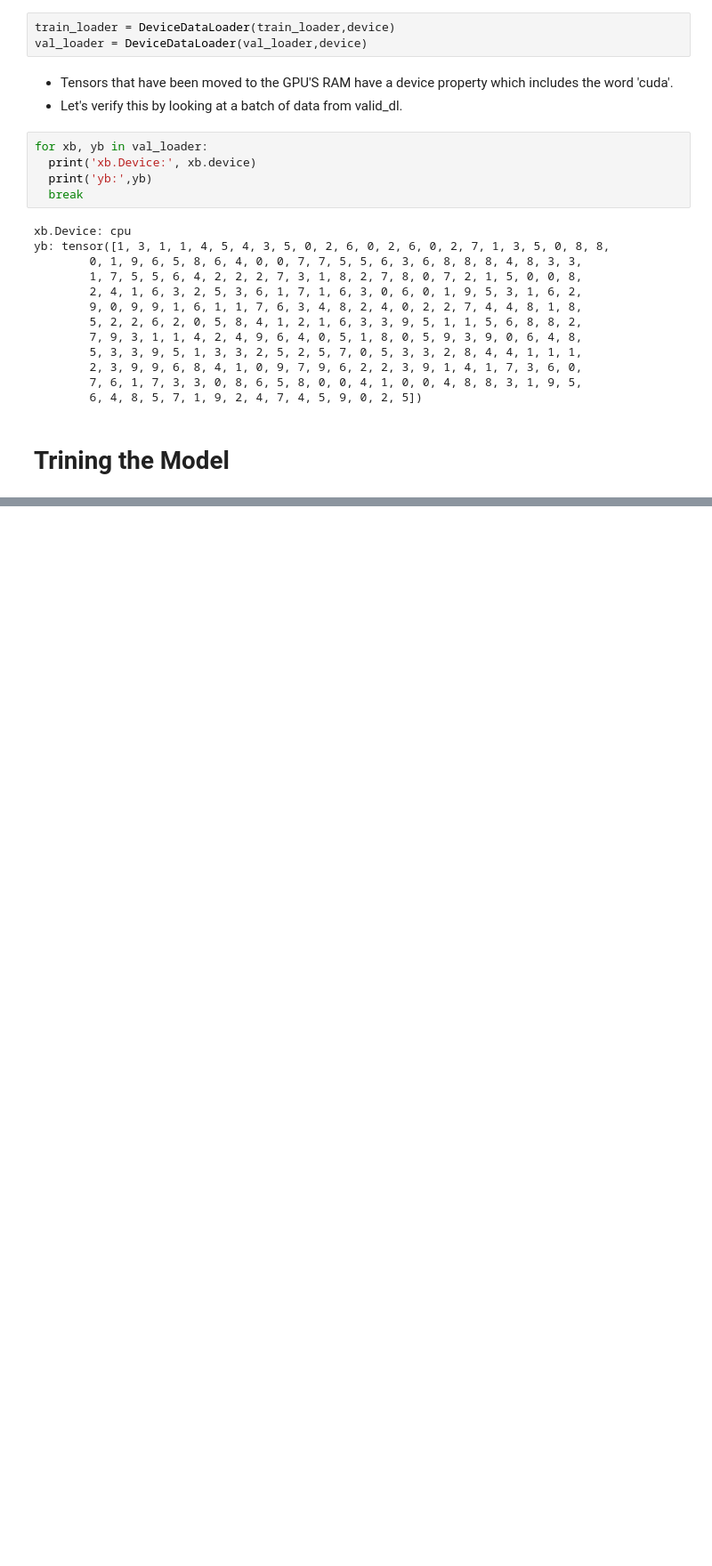
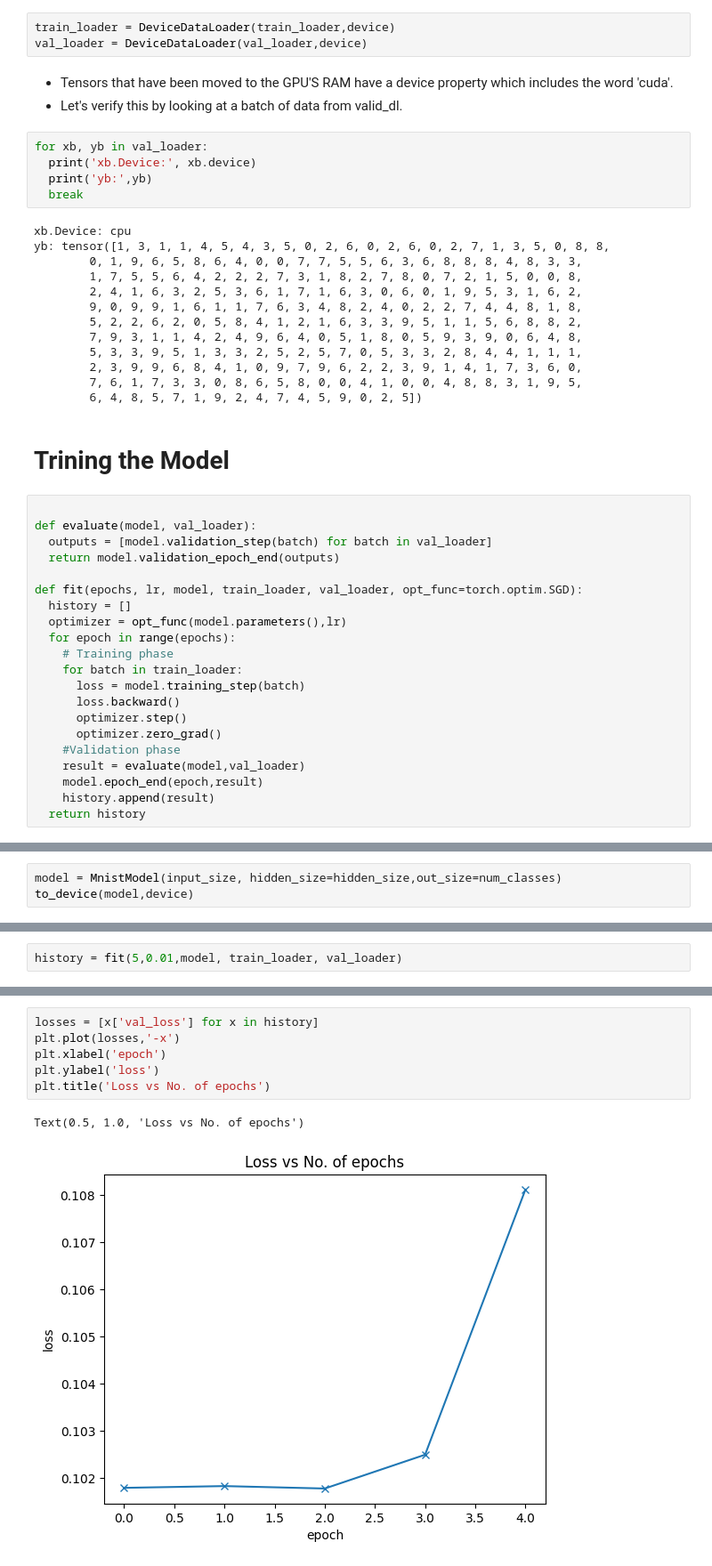
Before and after one commit to TadieB/pytorch-collab, a Jupyter notebook: DeepNN_GPU.ipynb, the cells around one changed output, grey strips where cells are left out. Shown at 89% size. Cells and saved outputs as stored; diff of their text form; blank space fills up the shorter version.

```diff
--- a/DeepNN_GPU.ipynb
+++ b/DeepNN_GPU.ipynb
@@ -279,3 +279,24 @@ yb: tensor([1, 3, 1, 1, 4, 5, 4, 3, 5, 0, 2, 6, 0, 2, 6, 0, 2, 7, 1, 3, 5, 0, 8,
         6, 4, 8, 5, 7, 1, 9, 2, 4, 7, 4, 5, 9, 0, 2, 5])
 # %% [markdown]
 # Trining the **Model**
+# %%
+
+def evaluate(model, val_loader):
+  outputs = [model.validation_step(batch) for batch in val_loader]
+  return model.validation_epoch_end(outputs)
+
+def fit(epochs, lr, model, train_loader, val_loader, opt_func=torch.optim.SGD):
+  history = []
+  optimizer = opt_func(model.parameters(),lr)
+  for epoch in range(epochs):
+    # Training phase
+    for batch in train_loader:
+      loss = model.training_step(batch)
+      loss.backward()
+      optimizer.step()
+      optimizer.zero_grad()
+    #Validation phase
+    result = evaluate(model,val_loader)
+    model.epoch_end(epoch,result)
+    history.append(result)
+  return history
@@ -281,0 +305,3 @@ yb: tensor([1, 3, 1, 1, 4, 5, 4, 3, 5, 0, 2, 6, 0, 2, 6, 0, 2, 7, 1, 3, 5, 0, 8,
+# %%
+model = MnistModel(input_size, hidden_size=hidden_size,out_size=num_classes)
+to_device(model,device)
@@ -283,0 +338,2 @@ def evaluate(model,val_loader):
+# %%
+history = fit(5,0.01,model, train_loader, val_loader)
@@ -283,0 +351,9 @@ def evaluate(model,val_loader):
+# %%
+losses = [x['val_loss'] for x in history]
+plt.plot(losses,'-x')
+plt.xlabel('epoch')
+plt.ylabel('loss')
+plt.title('Loss vs No. of epochs')
+# %% [output]
+Text(0.5, 1.0, 'Loss vs No. of epochs')
+[figure, added]
```
Also changed, not shown: parts of 15 cells of this notebook.
